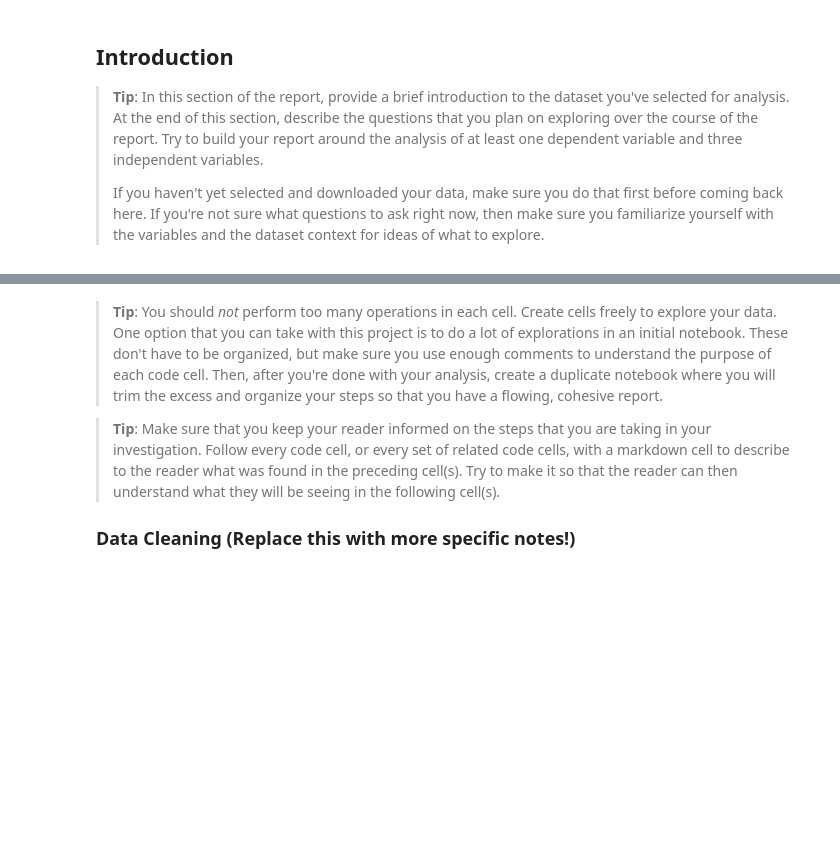
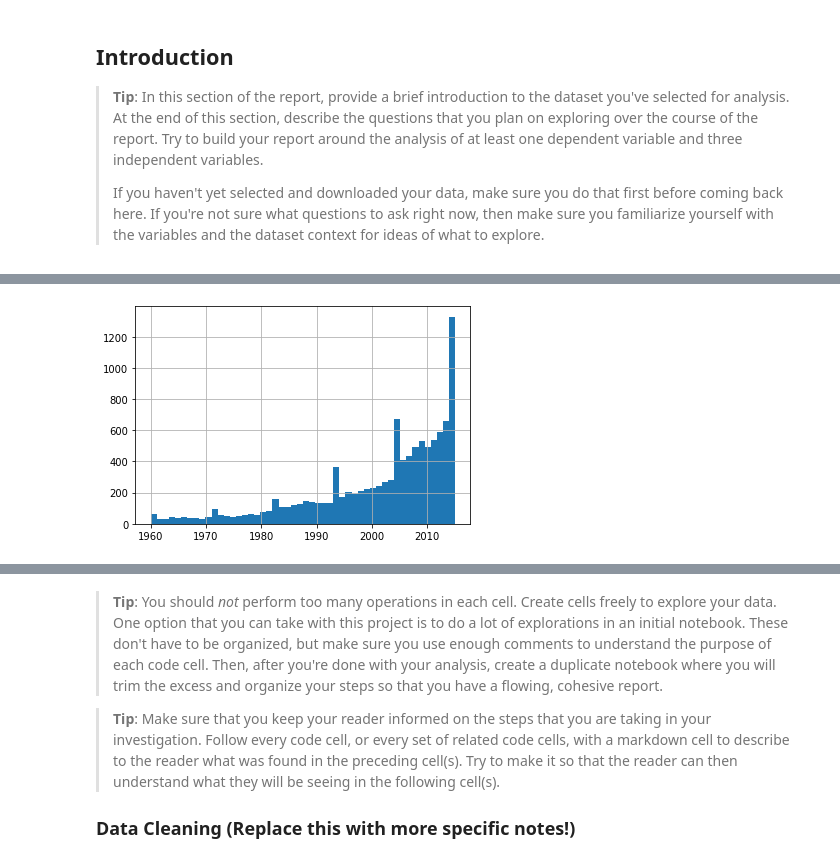
Before and after one commit to salma77/Investigating-data-from-TMDb, a Jupyter notebook: investigate-a-dataset-template.ipynb, the cells around one changed output, grey strips where cells are left out. Saved outputs shown, nothing was run; the diff lists cells and outputs as text; code cells hidden in the pictures; blank space fills up the shorter version.

```diff
--- a/investigate-a-dataset-template.ipynb
+++ b/investigate-a-dataset-template.ipynb
@@ -36,0 +34,3 @@
+# %%
+df = pd.read_csv('tmdb-movies.csv')
+df.head()
@@ -36,0 +92,4 @@
+# %%
+df['release_year'].hist(bins=50);
+# %% [output]
+[figure, added]
```
Also changed, not shown: parts of 48 cells of this notebook.
